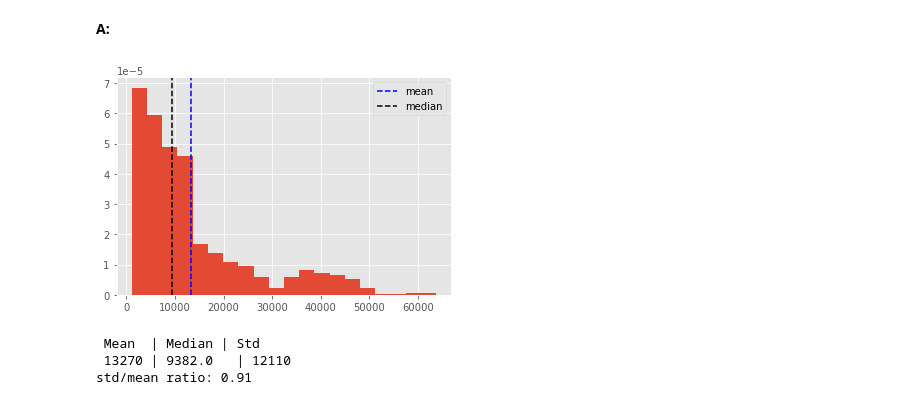
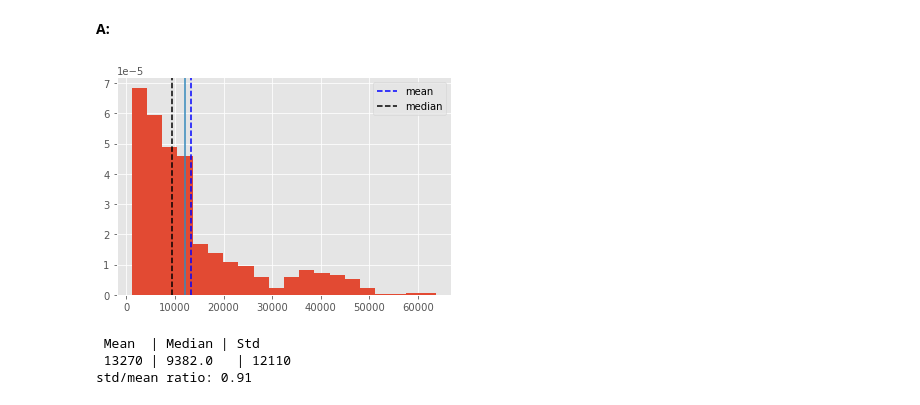
Before and after one commit to ennis-kurt/SpringBoard, a Jupyter notebook: 1585247986_Frequentist_Case_Study/Frequentist Case Study/Frequentist Inference Case Study - Part B (2).ipynb, the cells around one changed output. Cells and saved outputs as stored; diff of their text form; code cells hidden in the pictures.

```diff
--- a/1585247986_Frequentist_Case_Study/Frequentist Case Study/Frequentist Inference Case Study - Part B (2).ipynb
+++ b/1585247986_Frequentist_Case_Study/Frequentist Case Study/Frequentist Inference Case Study - Part B (2).ipynb
@@ -54,18 +54,19 @@ __A:__
 # %%
 def plot_stat(dt):
     mean = np.mean(dt)
     std = np.std(dt, ddof=1)
     median = np.median(dt)
     plt.style.use('ggplot')
     _ = plt.hist(dt,bins=20, density = True )
     _ = plt.axvline(mean, c='b', linestyle='--',label='mean')
     _ = plt.axvline(median,c='black', linestyle='--',label='median')
     _ = plt.legend()
     # _ = plt.annotate('mean',(mean_chrg,))
     # _ = plt.annotate('median',(median_chrg*0.15,2e-5))
     return mean, std, median
-mean_chrg, std_chrg, median_chrg = plot_stat(medical.charges)
+mean, std, median = plot_stat(medical.charges)
+_ = plt.axvline(12000, c='C1')
 # %% [output]
-[figure, old version]
+[figure, new version]
 # %%
 print(' Mean  | Median | Std' )
```
Also changed, not shown: parts of 4 cells of this notebook.
